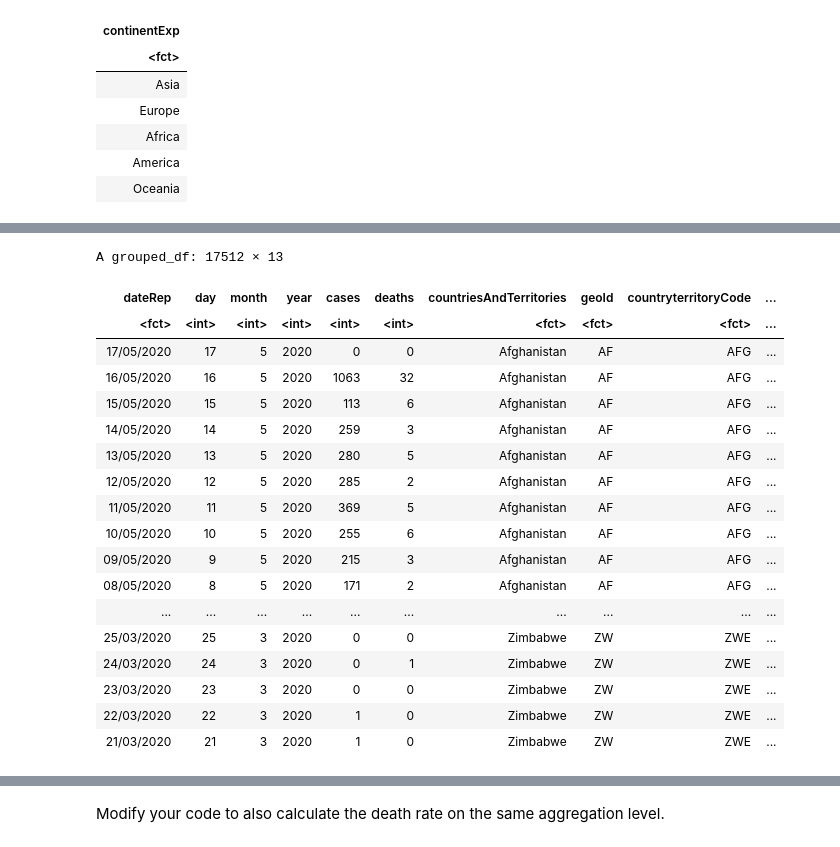
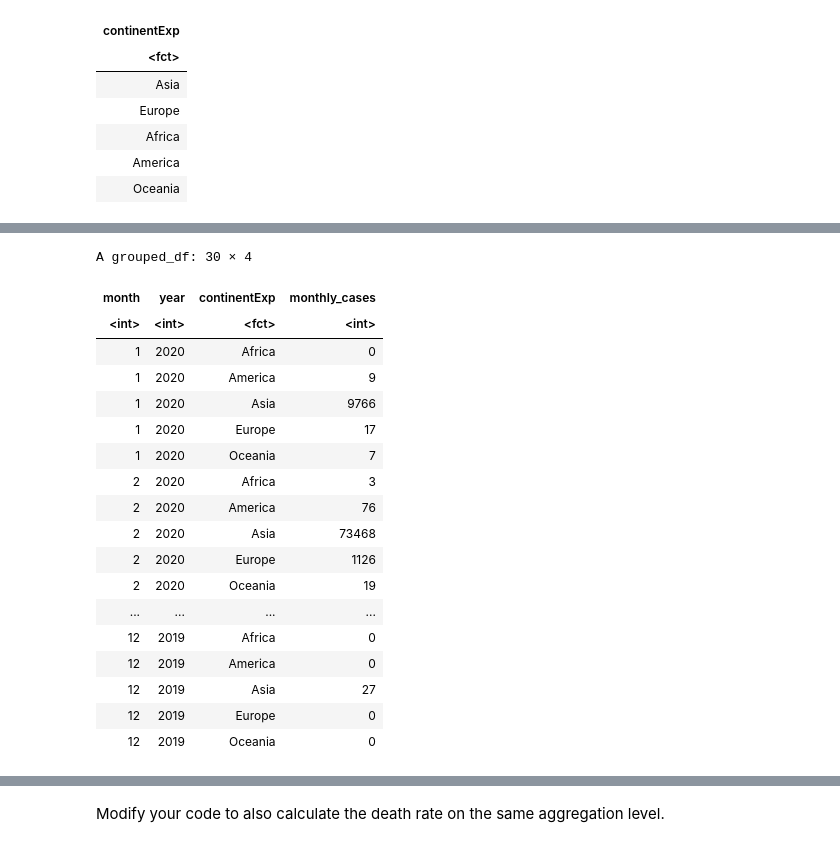
Before and after one commit to michiWS1920/ADS20, a Jupyter notebook: ADS_Programming_Assignment_1.ipynb, the cells around one changed output, grey strips where cells are left out. Drawn from its saved outputs; the diff is of its cells as text; code cells hidden in the pictures.

```diff
--- a/ADS_Programming_Assignment_1.ipynb
+++ b/ADS_Programming_Assignment_1.ipynb
@@ -309,27 +302,25 @@ mutate(ContinentPop = sum(popData2018)) -> covid_prep
-# %%
-# first aggregation to monthly _cases
-# forgot to get popData on a continent level
-covid_prep %>%
-group_by(year, month, continentExp) %>%
-mutate(monthly_cases = sum(cases)) -> covid_inc
-covid_inc
-# %% [output]
-A grouped_df: 17512 × 13
-| dateRep | day | month | year | cases | deaths | countriesAndTerritories | geoId | countryterritoryCode | ... |
-| <fct> | <int> | <int> | <int> | <int> | <int> | <fct> | <fct> | <fct> | ... |
-| 17/05/2020 | 17 | 5 | 2020 | 0 | 0 | Afghanistan | AF | AFG | ... |
-| 16/05/2020 | 16 | 5 | 2020 | 1063 | 32 | Afghanistan | AF | AFG | ... |
-| 15/05/2020 | 15 | 5 | 2020 | 113 | 6 | Afghanistan | AF | AFG | ... |
-| 14/05/2020 | 14 | 5 | 2020 | 259 | 3 | Afghanistan | AF | AFG | ... |
-| 13/05/2020 | 13 | 5 | 2020 | 280 | 5 | Afghanistan | AF | AFG | ... |
-| 12/05/2020 | 12 | 5 | 2020 | 285 | 2 | Afghanistan | AF | AFG | ... |
-| 11/05/2020 | 11 | 5 | 2020 | 369 | 5 | Afghanistan | AF | AFG | ... |
-| 10/05/2020 | 10 | 5 | 2020 | 255 | 6 | Afghanistan | AF | AFG | ... |
-| 09/05/2020 | 9 | 5 | 2020 | 215 | 3 | Afghanistan | AF | AFG | ... |
-| 08/05/2020 | 8 | 5 | 2020 | 171 | 2 | Afghanistan | AF | AFG | ... |
-| ... | ... | ... | ... | ... | ... | ... | ... | ... | ... |
-| 25/03/2020 | 25 | 3 | 2020 | 0 | 0 | Zimbabwe | ZW | ZWE | ... |
-| 24/03/2020 | 24 | 3 | 2020 | 0 | 1 | Zimbabwe | ZW | ZWE | ... |
-| 23/03/2020 | 23 | 3 | 2020 | 0 | 0 | Zimbabwe | ZW | ZWE | ... |
-| 22/03/2020 | 22 | 3 | 2020 | 1 | 0 | Zimbabwe | ZW | ZWE | ... |
-| 21/03/2020 | 21 | 3 | 2020 | 1 | 0 | Zimbabwe | ZW | ZWE | ... |
+# %%
+covid_continent %>%
+group_by(month, year, continentExp) %>%
+summarise(monthly_cases = sum(cases)) -> covid_monthly_cases
+covid_monthly_cases
+# %% [output]
+A grouped_df: 30 × 4
+| month | year | continentExp | monthly_cases |
+| <int> | <int> | <fct> | <int> |
+| 1 | 2020 | Africa | 0 |
+| 1 | 2020 | America | 9 |
+| 1 | 2020 | Asia | 9766 |
+| 1 | 2020 | Europe | 17 |
+| 1 | 2020 | Oceania | 7 |
+| 2 | 2020 | Africa | 3 |
+| 2 | 2020 | America | 76 |
+| 2 | 2020 | Asia | 73468 |
+| 2 | 2020 | Europe | 1126 |
+| 2 | 2020 | Oceania | 19 |
+| ... | ... | ... | ... |
+| 12 | 2019 | Africa | 0 |
+| 12 | 2019 | America | 0 |
+| 12 | 2019 | Asia | 27 |
+| 12 | 2019 | Europe | 0 |
+| 12 | 2019 | Oceania | 0 |
```
Also changed, not shown: parts of 8 cells of this notebook.
